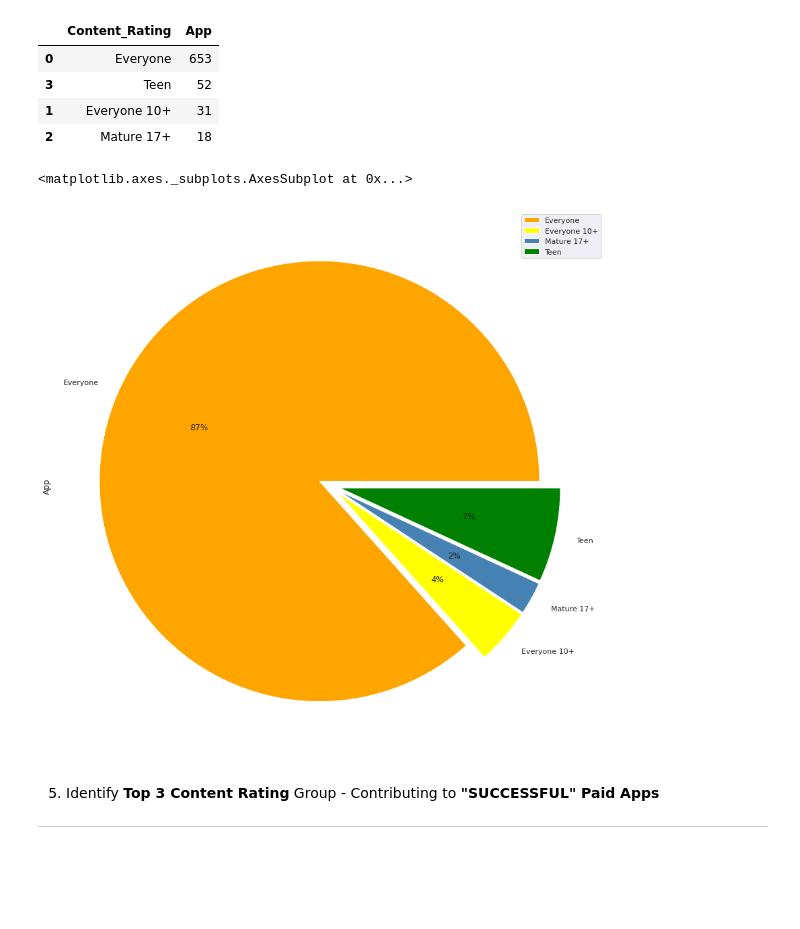
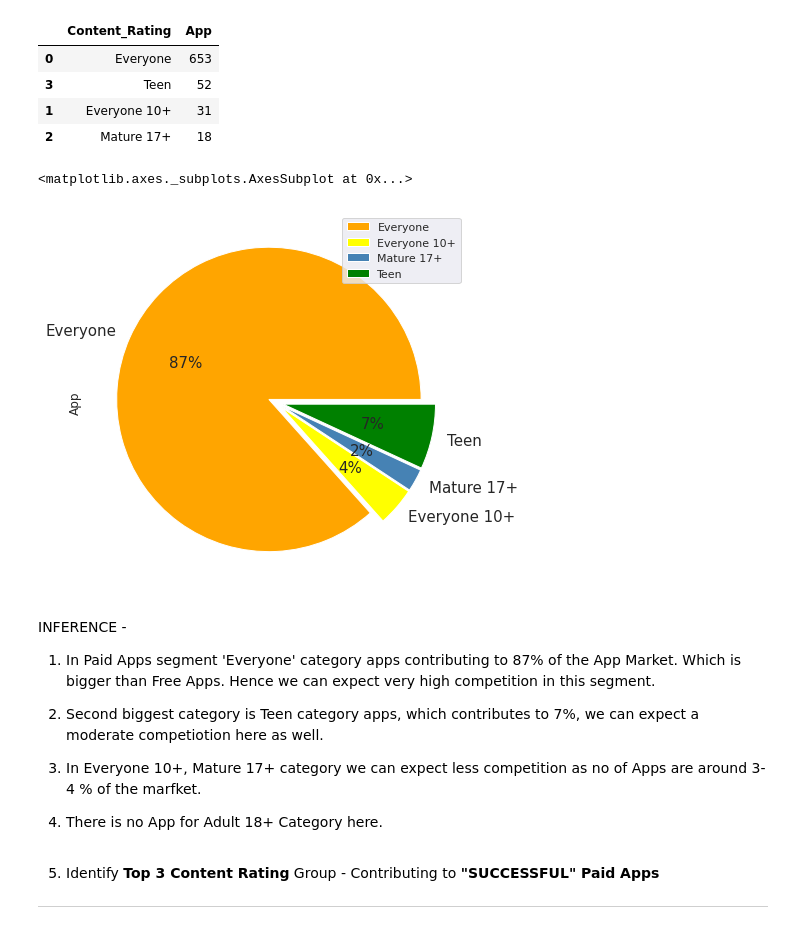
Before and after one commit to Sanddeep-K/Capstone_1_EDA_Play_Store_App_Review, a Jupyter notebook: Sandeep_K_Capstone_1_EDA_Play_Store_App_Review.ipynb, the cells around one changed output. Saved outputs shown, nothing was run; the diff lists cells and outputs as text; code cells hidden in the pictures; blank space fills up the shorter version.

```diff
--- a/Sandeep_K_Capstone_1_EDA_Play_Store_App_Review.ipynb
+++ b/Sandeep_K_Capstone_1_EDA_Play_Store_App_Review.ipynb
@@ -1294,3 +1308,6 @@ free_paid_sentiment_pivot
 | Type |  |  |
 | Free | 0.180346 | 0.493562 |
 | Paid | 0.228548 | 0.511253 |
+# %%
+plt.rcParams["figure.figsize"] = (10,10)
+free_paid_sentiment_pivot.plot.bar()
@@ -1965,17 +2039,27 @@ paid_cont_rate_df
 # %%
 # Defining colors for the pie chart
 colors = ['orange', 'yellow', 'steelblue', 'green']
 
 # Define the ratio of gap of each fragment in a tuple
 explode = (0.05, 0.05, 0.05, 0.05)
 
 # Plotting the pie chart for above dataframe
 paid_cont_rate_df.groupby(['Content_Rating']).sum().plot(
     kind='pie', y='App', autopct='%1.0f%%',
-  colors=colors, explode=explode)
+  colors=colors, figsize=(7,7), fontsize=15, explode=explode)
 # %% [output]
 <matplotlib.axes._subplots.AxesSubplot at 0x...>
-[figure, old version]
+[figure, new version]
+# %% [markdown]
+INFERENCE -
+
+1. In Paid Apps segment 'Everyone' category apps contributing to 87% of the App Market. Which is bigger than Free Apps. Hence we can expect very high competition in this segment.
+
+2. Second biggest category is Teen category apps, which contributes to 7%, we  can expect a moderate competiotion here as well.
+
+2. In Everyone 10+, Mature 17+ category we can expect less competition as no of Apps are around 3-4 % of the marfket.
+
+4. There is no App for Adult 18+ Category here.
 # %% [markdown]
 5. Identify **Top 3 Content Rating** Group - Contributing to **"SUCCESSFUL" Paid Apps**
 
```
Also changed, not shown: parts of 70 cells of this notebook.
